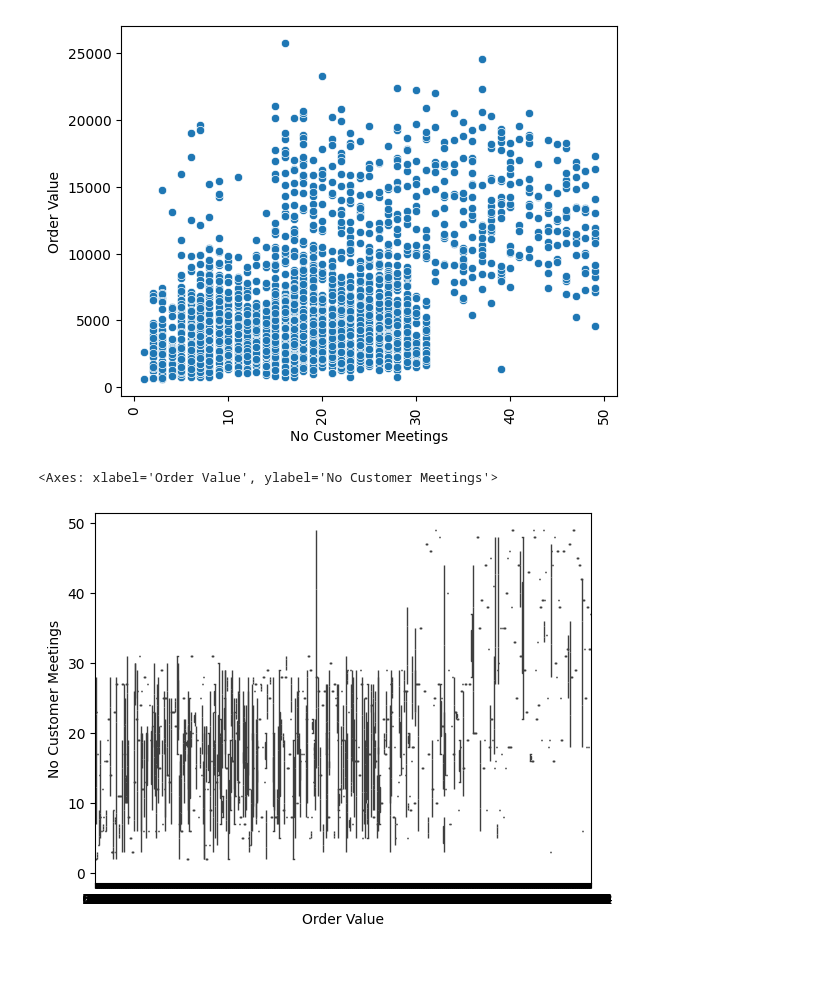
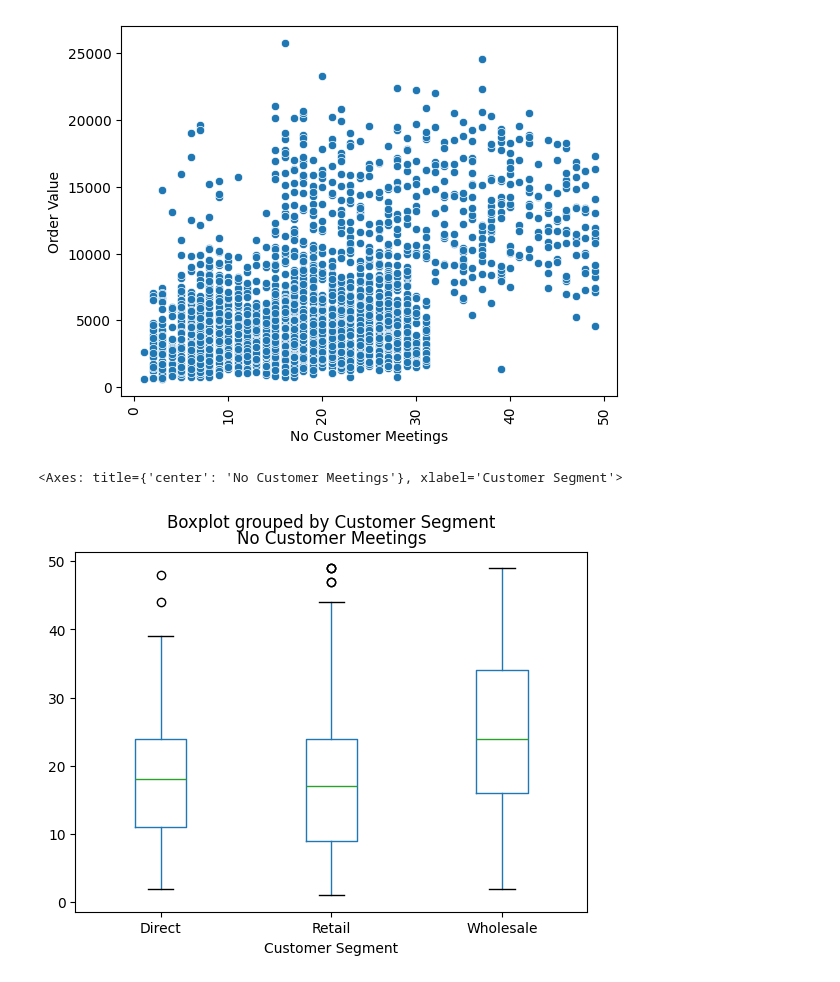
Before and after one commit to fhrt811/Cycle_Sale_Analysis, a Jupyter notebook: Notebook/EDA.ipynb, the cells around one changed output. Saved outputs shown, nothing was run; the diff lists cells and outputs as text; code cells hidden in the pictures.

```diff
--- a/Notebook/EDA.ipynb
+++ b/Notebook/EDA.ipynb
@@ -160,8 +160,8 @@ plt.xticks(rotation=90)
 plt.show()
 # %% [output]
 [figure]
-# %%
-sns.boxplot(data=df, x='Order Value',y='No Customer Meetings')
-# %% [output]
-<Axes: xlabel='Order Value', ylabel='No Customer Meetings'>
-[figure, removed]
+# %%
+df.boxplot(by='Customer Segment', column=['No Customer Meetings'], grid=False)
+# %% [output]
+<Axes: title={'center': 'No Customer Meetings'}, xlabel='Customer Segment'>
+[figure, added]
```
Also changed, not shown: parts of 1 cell of this notebook.
